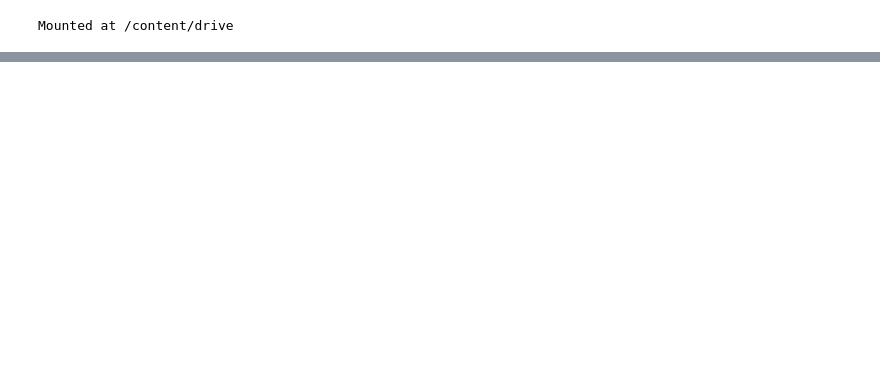
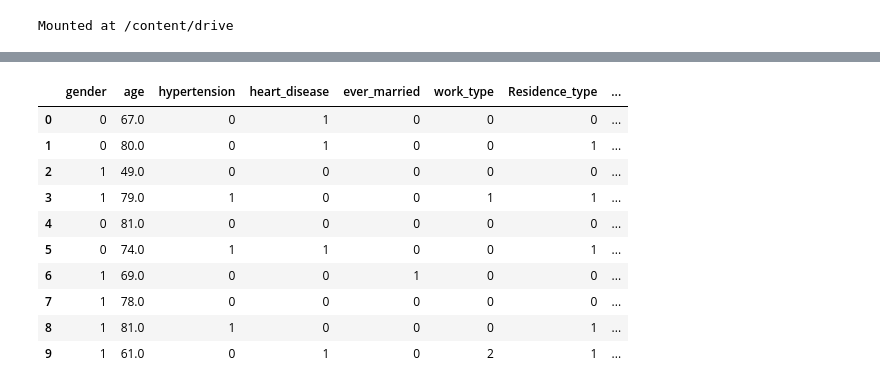
Before and after one commit to oktaviacitra/classification, a Jupyter notebook: StrokePrediction.ipynb, the cells around one changed output, grey strips where cells are left out. Cells and saved outputs as stored; diff of their text form; code cells hidden in the pictures; blank space fills up the shorter version.

```diff
--- a/StrokePrediction.ipynb
+++ b/StrokePrediction.ipynb
@@ -30,0 +47,14 @@ dataframe
+# %%
+unknown_smoking_status_dataframe
+# %% [output]
+|  | gender | age | hypertension | heart_disease | ever_married | work_type | Residence_type | ... |
+| 0 | 0 | 67.0 | 0 | 1 | 0 | 0 | 0 | ... |
+| 1 | 0 | 80.0 | 0 | 1 | 0 | 0 | 1 | ... |
+| 2 | 1 | 49.0 | 0 | 0 | 0 | 0 | 0 | ... |
+| 3 | 1 | 79.0 | 1 | 0 | 0 | 1 | 1 | ... |
+| 4 | 0 | 81.0 | 0 | 0 | 0 | 0 | 0 | ... |
+| 5 | 0 | 74.0 | 1 | 1 | 0 | 0 | 1 | ... |
+| 6 | 1 | 69.0 | 0 | 0 | 1 | 0 | 0 | ... |
+| 7 | 1 | 78.0 | 0 | 0 | 0 | 0 | 0 | ... |
+| 8 | 1 | 81.0 | 1 | 0 | 0 | 0 | 1 | ... |
+| 9 | 1 | 61.0 | 0 | 1 | 0 | 2 | 1 | ... |
```
Also changed, not shown: parts of 4 cells of this notebook.
